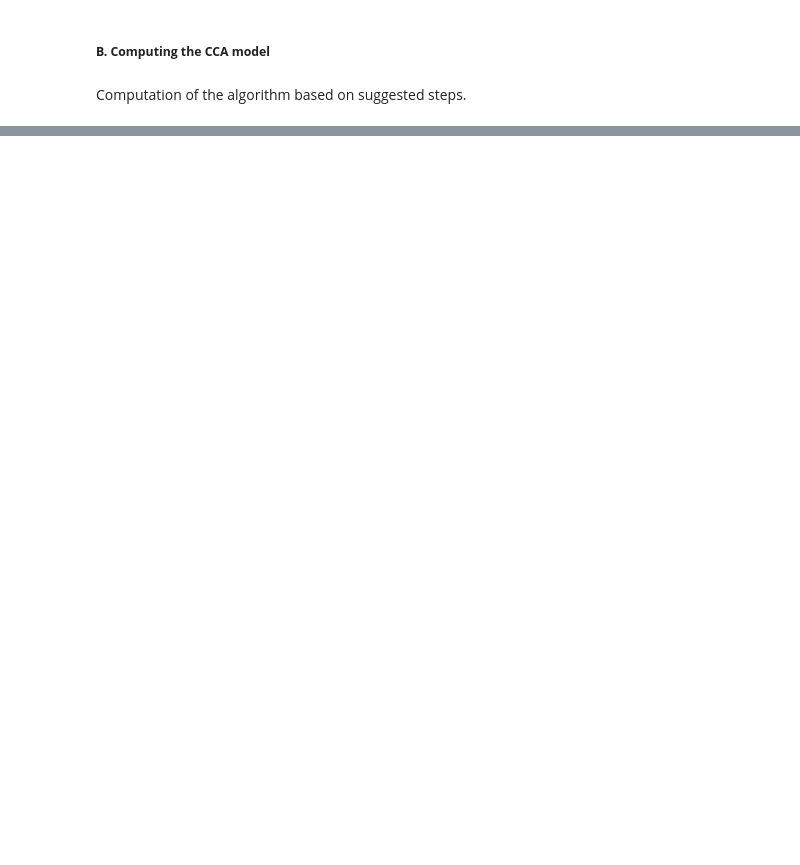
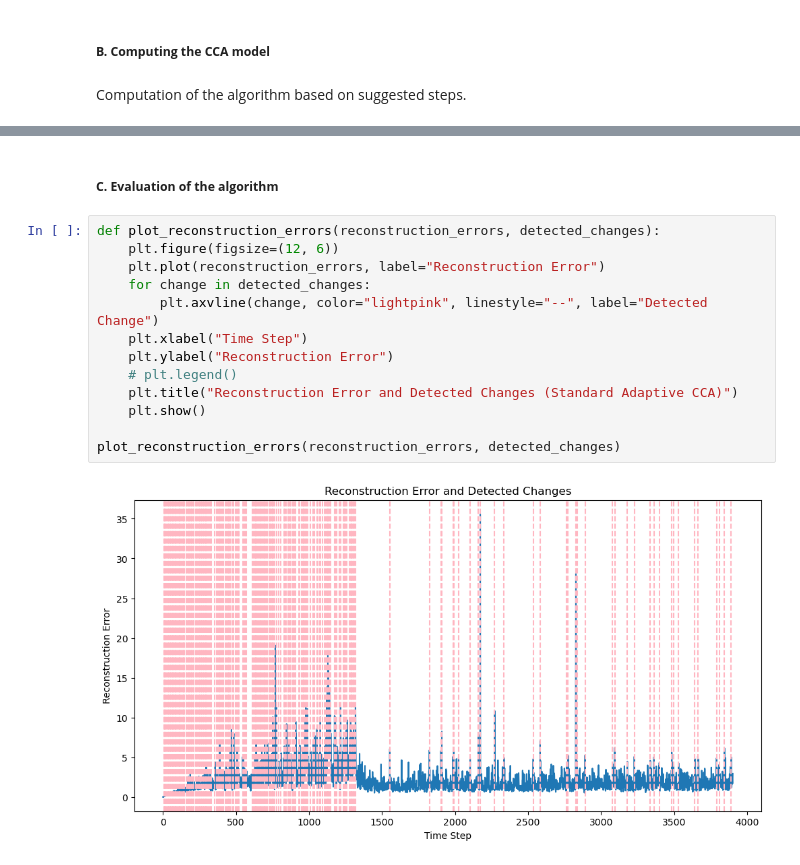
Before and after one commit to anacarsi/ss24_CCA_Reduced_Rank, a Jupyter notebook: src/bci_competition.ipynb, the cells around one changed output, grey strips where cells are left out. Cells and saved outputs as stored; diff of their text form; blank space fills up the shorter version.

```diff
--- a/src/bci_competition.ipynb
+++ b/src/bci_competition.ipynb
@@ -164,0 +1027,17 @@ def adap_cca(xt, yt, beta=0.98, p=4):
+# %% [markdown]
+##### **C. Evaluation of the algorithm**
+# %%
+def plot_reconstruction_errors(reconstruction_errors, detected_changes):
+    plt.figure(figsize=(12, 6))
+    plt.plot(reconstruction_errors, label="Reconstruction Error")
+    for change in detected_changes:
+        plt.axvline(change, color="lightpink", linestyle="--", label="Detected Change")
+    plt.xlabel("Time Step")
+    plt.ylabel("Reconstruction Error")
+    # plt.legend()
+    plt.title("Reconstruction Error and Detected Changes (Standard Adaptive CCA)")
+    plt.show()
+
+plot_reconstruction_errors(reconstruction_errors, detected_changes)
+# %% [output]
+[figure, added]
```
Also changed, not shown: parts of 44 cells of this notebook, 12 other files.
